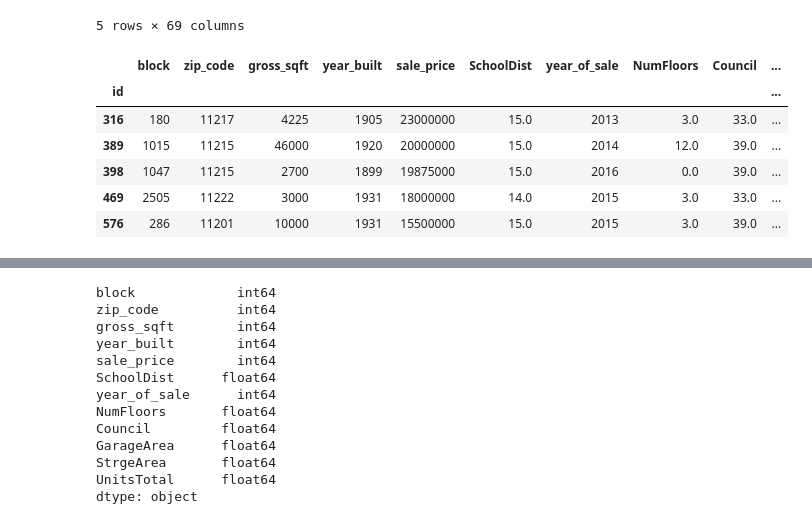
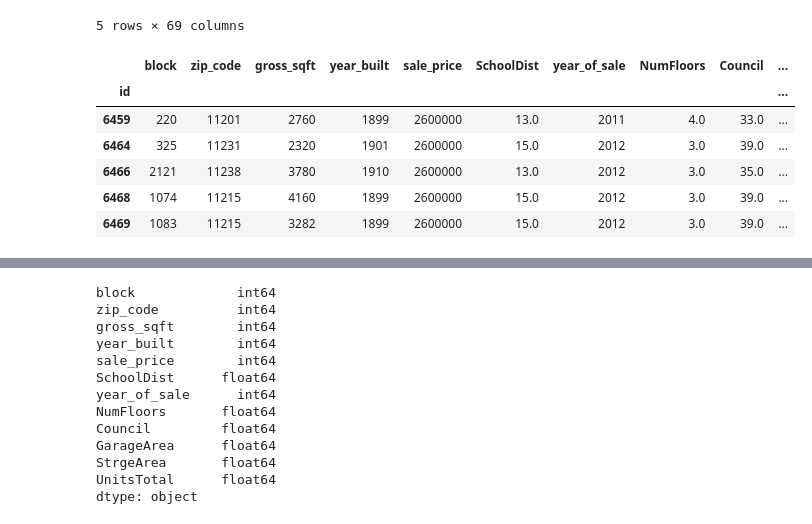
Before and after one commit to jasonmontes94/BrooklynHousingAnalysis, a Jupyter notebook: LinearRegressionModels.ipynb, the cells around one changed output, grey strips where cells are left out. Cells and saved outputs as stored; diff of their text form; code cells hidden in the pictures.

```diff
--- a/LinearRegressionModels.ipynb
+++ b/LinearRegressionModels.ipynb
@@ -34,16 +38,18 @@ df.head(5)
 # %%
 # EDA
 clean_df = df[['block','zip_code','gross_sqft','year_built','sale_price','SchoolDist', 'year_of_sale','NumFloors','Council','GarageArea','StrgeArea','UnitsTotal']]
 clean_df = clean_df.dropna()
+clean_df = hp.remove_outliers(clean_df, 'sale_price', threshold=3)
+# clean_df = clean_df[clean_df['zip_code'] == '11217']
 clean_df.head(5)
 # %% [output]
 |  | block | zip_code | gross_sqft | year_built | sale_price | SchoolDist | year_of_sale | NumFloors | Council | ... |
 | id |  |  |  |  |  |  |  |  |  | ... |
-| 316 | 180 | 11217 | 4225 | 1905 | 23000000 | 15.0 | 2013 | 3.0 | 33.0 | ... |
-| 389 | 1015 | 11215 | 46000 | 1920 | 20000000 | 15.0 | 2014 | 12.0 | 39.0 | ... |
-| 398 | 1047 | 11215 | 2700 | 1899 | 19875000 | 15.0 | 2016 | 0.0 | 39.0 | ... |
-| 469 | 2505 | 11222 | 3000 | 1931 | 18000000 | 14.0 | 2015 | 3.0 | 33.0 | ... |
-| 576 | 286 | 11201 | 10000 | 1931 | 15500000 | 15.0 | 2015 | 3.0 | 39.0 | ... |
+| 6459 | 220 | 11201 | 2760 | 1899 | 2600000 | 13.0 | 2011 | 4.0 | 33.0 | ... |
+| 6464 | 325 | 11231 | 2320 | 1901 | 2600000 | 15.0 | 2012 | 3.0 | 39.0 | ... |
+| 6466 | 2121 | 11238 | 3780 | 1910 | 2600000 | 13.0 | 2012 | 3.0 | 35.0 | ... |
+| 6468 | 1074 | 11215 | 4160 | 1899 | 2600000 | 15.0 | 2012 | 3.0 | 39.0 | ... |
+| 6469 | 1083 | 11215 | 3282 | 1899 | 2600000 | 15.0 | 2012 | 3.0 | 39.0 | ... |
 # %%
 clean_df.describe()
 # %% [output]
```
Also changed, not shown: parts of 17 cells of this notebook, 3 other files.
